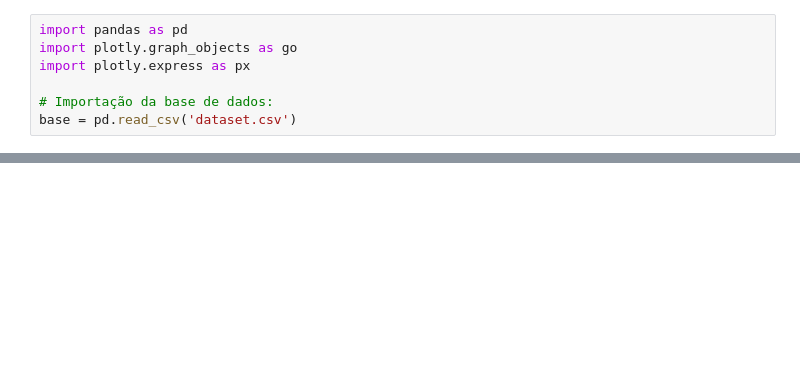
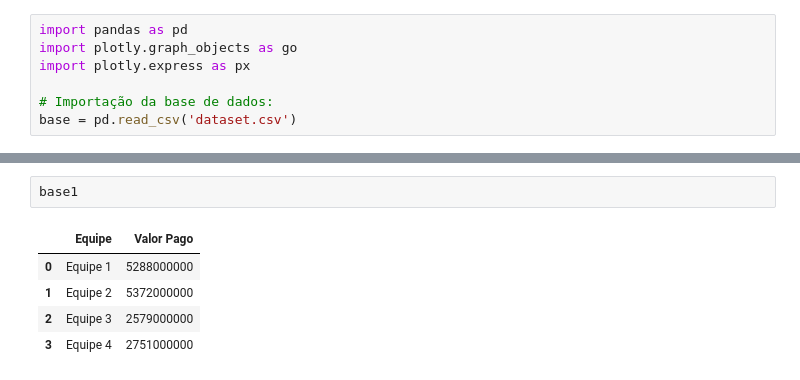
Before and after one commit to VictorSayoan/Machine_Learning, a Jupyter notebook: Analysis_Project/Analyses_Sales_CallCenter/dataset.ipynb, the cells around one changed output, grey strips where cells are left out. Cells and saved outputs as stored; diff of their text form; blank space fills up the shorter version.

```diff
--- a/Analysis_Project/Analyses_Sales_CallCenter/dataset.ipynb
+++ b/Analysis_Project/Analyses_Sales_CallCenter/dataset.ipynb
@@ -32,0 +53,8 @@ base['Valor Pago'] = base['Valor Pago'].astype(int)
+# %%
+base1
+# %% [output]
+|  | Equipe | Valor Pago |
+| 0 | Equipe 1 | 5288000000 |
+| 1 | Equipe 2 | 5372000000 |
+| 2 | Equipe 3 | 2579000000 |
+| 3 | Equipe 4 | 2751000000 |
```
Also changed, not shown: parts of 3 cells of this notebook, 1 other file.
